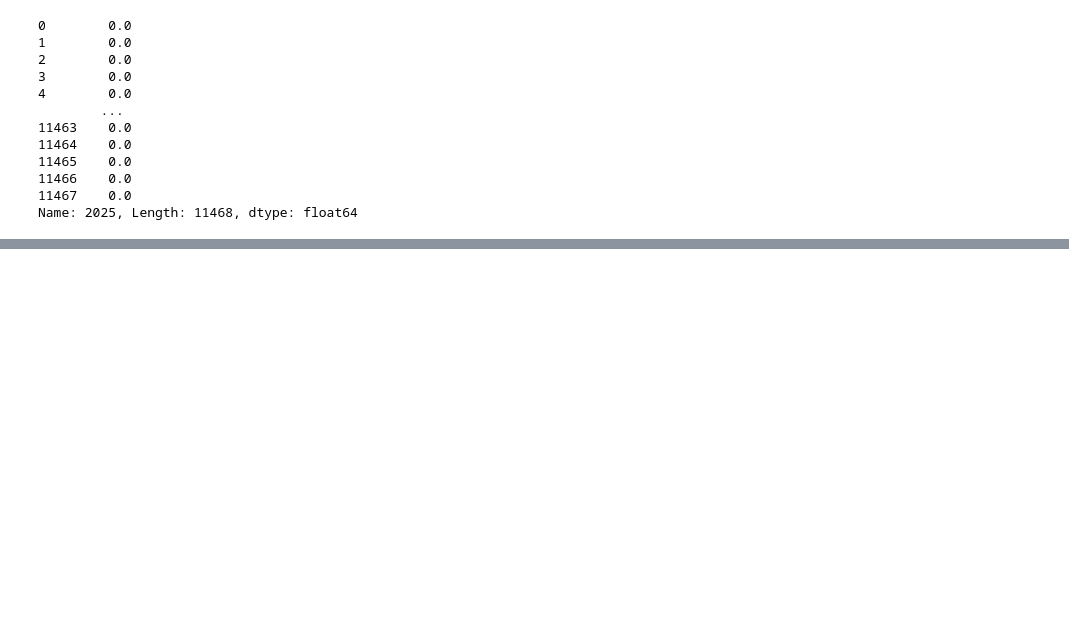
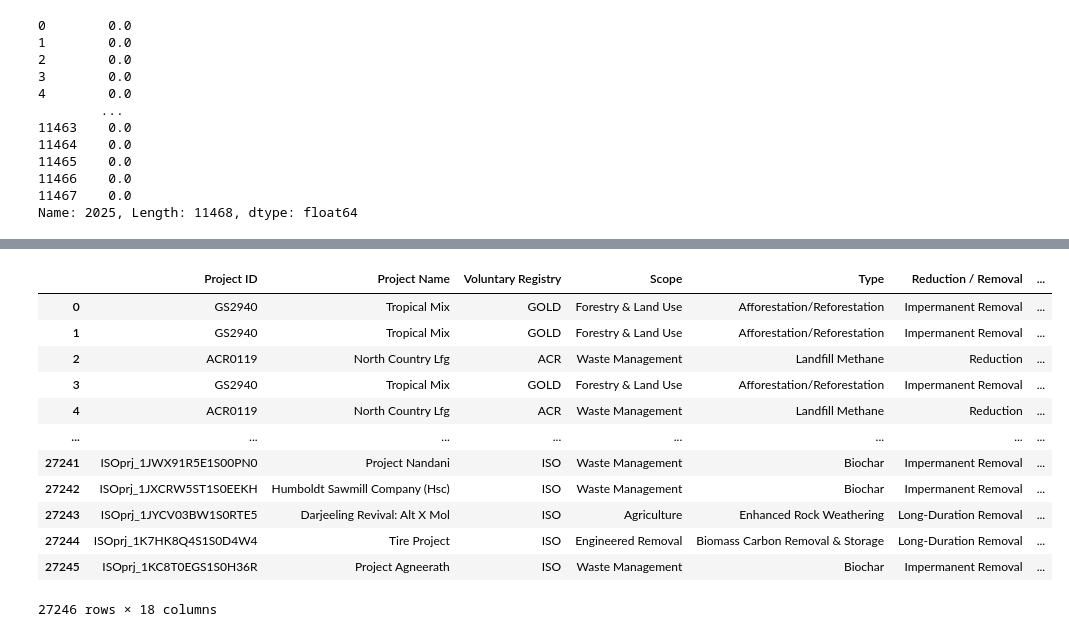
Before and after one commit to YuHsiangHuangSean/Voluntary-Carbon-Market-Dashboard, a Jupyter notebook: notebooks/ETL_lab.ipynb, the cells around one changed output, grey strips where cells are left out. Saved outputs shown, nothing was run; the diff lists cells and outputs as text; code cells hidden in the pictures; blank space fills up the shorter version.

```diff
--- a/notebooks/ETL_lab.ipynb
+++ b/notebooks/ETL_lab.ipynb
@@ -490,0 +598,34 @@ df.shape
+# %%
+def structure_data(df):
+    df = df.melt(
+        id_vars = column_list,
+        var_name = "Year",
+        value_name = "Quantity"
+    )
+
+    df = df[df["Quantity"] != 0]
+
+    df["Year"] = df["Year"].astype("int64")
+
+    df = df.reset_index(drop=True)
+
+    df["Record ID"] = df.index+1
+
+    return df
+
+
+structure_data(df_vintage)
+# %% [output]
+|  | Project ID | Project Name | Voluntary Registry | Scope | Type | Reduction / Removal | ... |
+| 0 | GS2940 | Tropical Mix | GOLD | Forestry & Land Use | Afforestation/Reforestation | Impermanent Removal | ... |
+| 1 | GS2940 | Tropical Mix | GOLD | Forestry & Land Use | Afforestation/Reforestation | Impermanent Removal | ... |
+| 2 | ACR0119 | North Country Lfg | ACR | Waste Management | Landfill Methane | Reduction | ... |
+| 3 | GS2940 | Tropical Mix | GOLD | Forestry & Land Use | Afforestation/Reforestation | Impermanent Removal | ... |
+| 4 | ACR0119 | North Country Lfg | ACR | Waste Management | Landfill Methane | Reduction | ... |
+| ... | ... | ... | ... | ... | ... | ... | ... |
+| 27241 | ISOprj_1JWX91R5E1S00PN0 | Project Nandani | ISO | Waste Management | Biochar | Impermanent Removal | ... |
+| 27242 | ISOprj_1JXCRW5ST1S0EEKH | Humboldt Sawmill Company (Hsc) | ISO | Waste Management | Biochar | Impermanent Removal | ... |
+| 27243 | ISOprj_1JYCV03BW1S0RTE5 | Darjeeling Revival: Alt X Mol | ISO | Agriculture | Enhanced Rock Weathering | Long-Duration Removal | ... |
+| 27244 | ISOprj_1K7HK8Q4S1S0D4W4 | Tire Project | ISO | Engineered Removal | Biomass Carbon Removal & Storage | Long-Duration Removal | ... |
+| 27245 | ISOprj_1KC8T0EGS1S0H36R | Project Agneerath | ISO | Waste Management | Biochar | Impermanent Removal | ... |
+27246 rows × 18 columns
```
Also changed, not shown: parts of 14 cells of this notebook, 5 other files.
